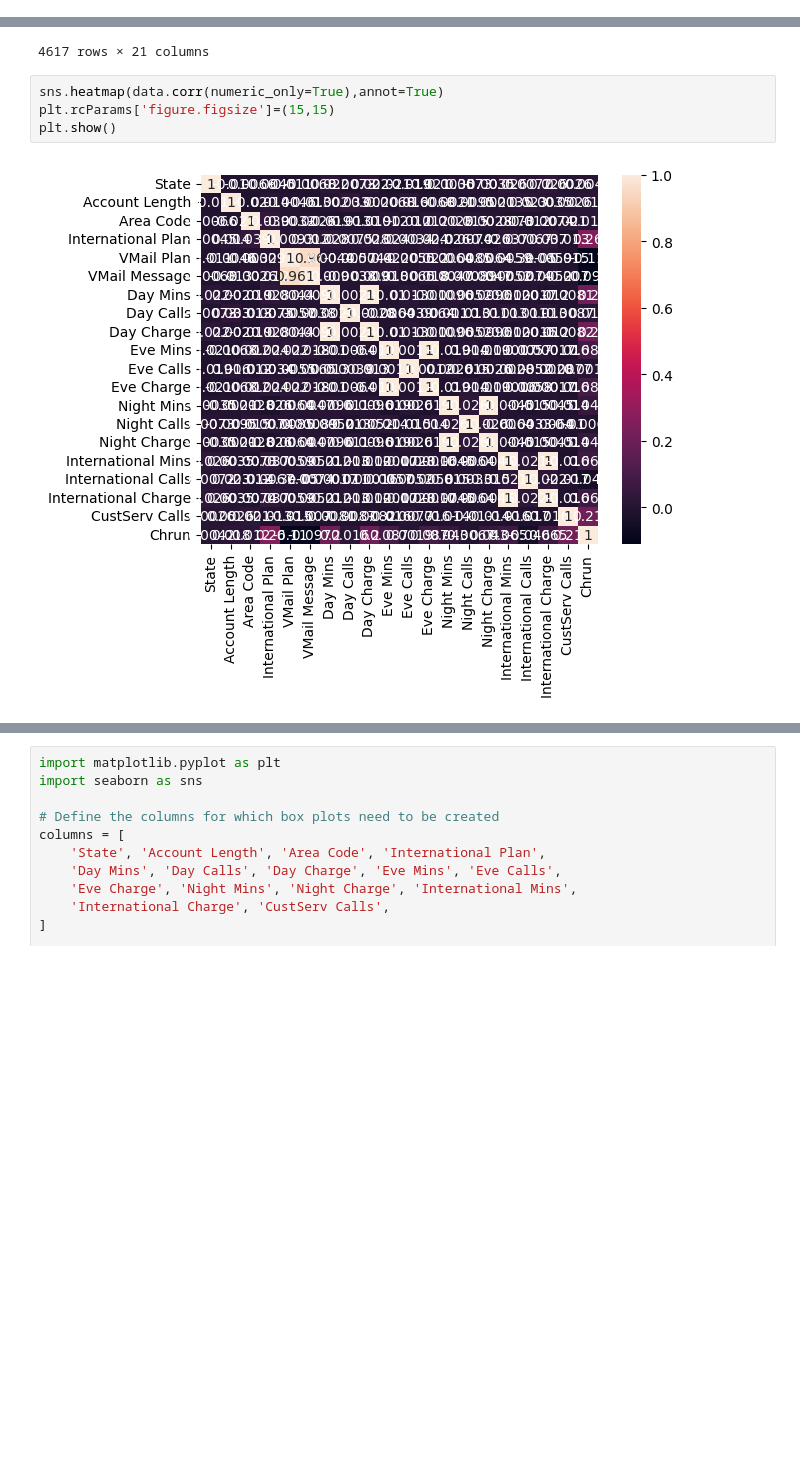
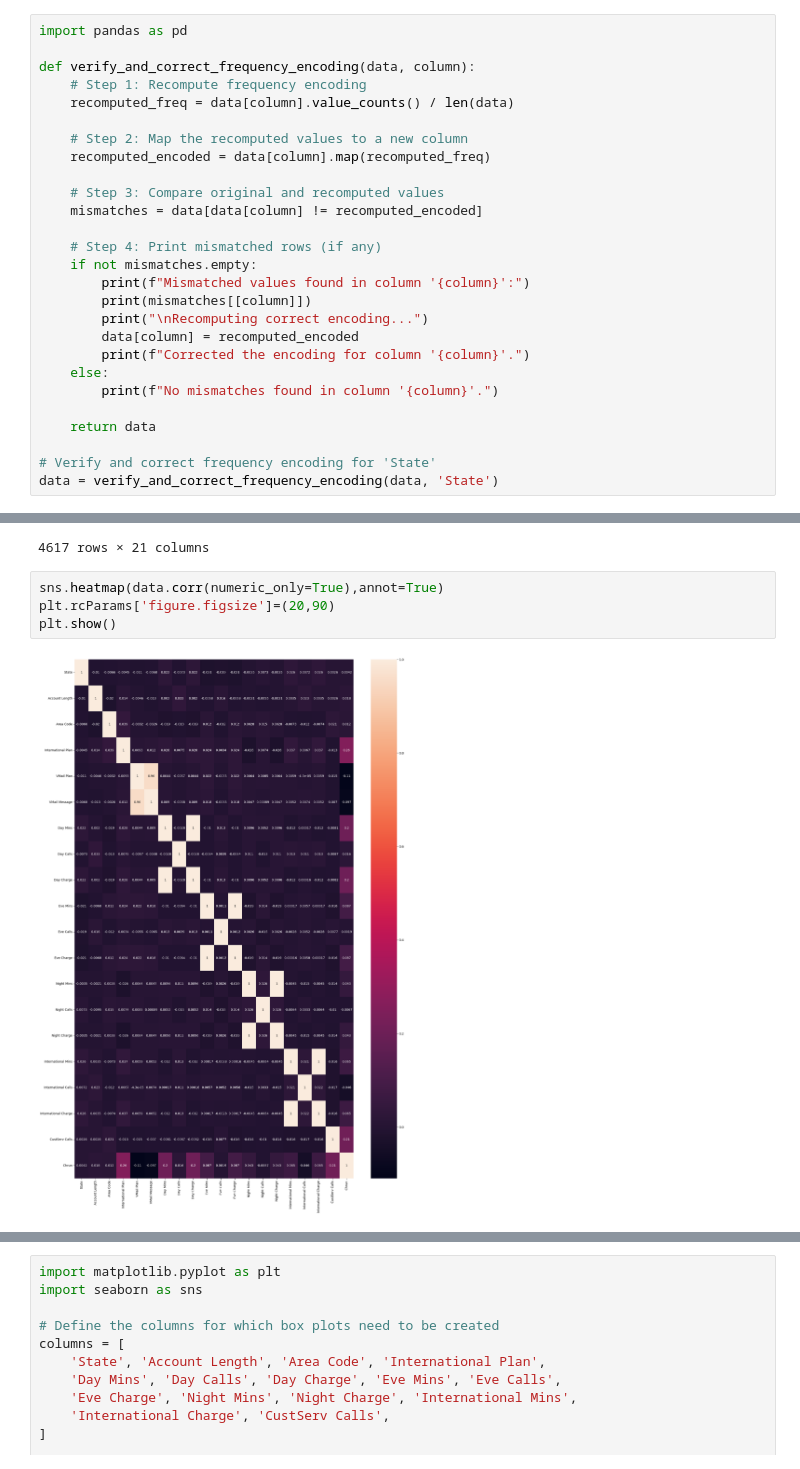
Before and after one commit to isahaq777/My_Projects, a Jupyter notebook: Data_Science_Projects/Telecom/no_chrun_telecom_new.ipynb, the cells around one changed output, grey strips where cells are left out. Saved outputs shown, nothing was run; the diff lists cells and outputs as text; blank space fills up the shorter version.

```diff
--- a/Data_Science_Projects/Telecom/no_chrun_telecom_new.ipynb
+++ b/Data_Science_Projects/Telecom/no_chrun_telecom_new.ipynb
@@ -195,3 +195,30 @@ for col in ['International Plan', 'VMail Plan']:
 for col in ['State']:
     freq = data[col].value_counts() / len(data)
     data[col] = data[col].map(freq)
+# %%
+import pandas as pd
+
+def verify_and_correct_frequency_encoding(data, column):
+    # Step 1: Recompute frequency encoding
+    recomputed_freq = data[column].value_counts() / len(data)
+
+    # Step 2: Map the recomputed values to a new column
+    recomputed_encoded = data[column].map(recomputed_freq)
+
+    # Step 3: Compare original and recomputed values
+    mismatches = data[data[column] != recomputed_encoded]
+
+    # Step 4: Print mismatched rows (if any)
+    if not mismatches.empty:
+        print(f"Mismatched values found in column '{column}':")
+        print(mismatches[[column]])
+        print("\nRecomputing correct encoding...")
+        data[column] = recomputed_encoded
+        print(f"Corrected the encoding for column '{column}'.")
+    else:
+        print(f"No mismatches found in column '{column}'.")
+
+    return data
+
+# Verify and correct frequency encoding for 'State'
+data = verify_and_correct_frequency_encoding(data, 'State')
@@ -236,7 +287,7 @@ data
 4617 rows × 21 columns
 # %%
 sns.heatmap(data.corr(numeric_only=True),annot=True)
-plt.rcParams['figure.figsize']=(15,15)
+plt.rcParams['figure.figsize']=(20,90)
 plt.show()
 # %% [output]
-[figure, old version]
+[figure, new version]
```
Also changed, not shown: parts of 12 cells of this notebook.
